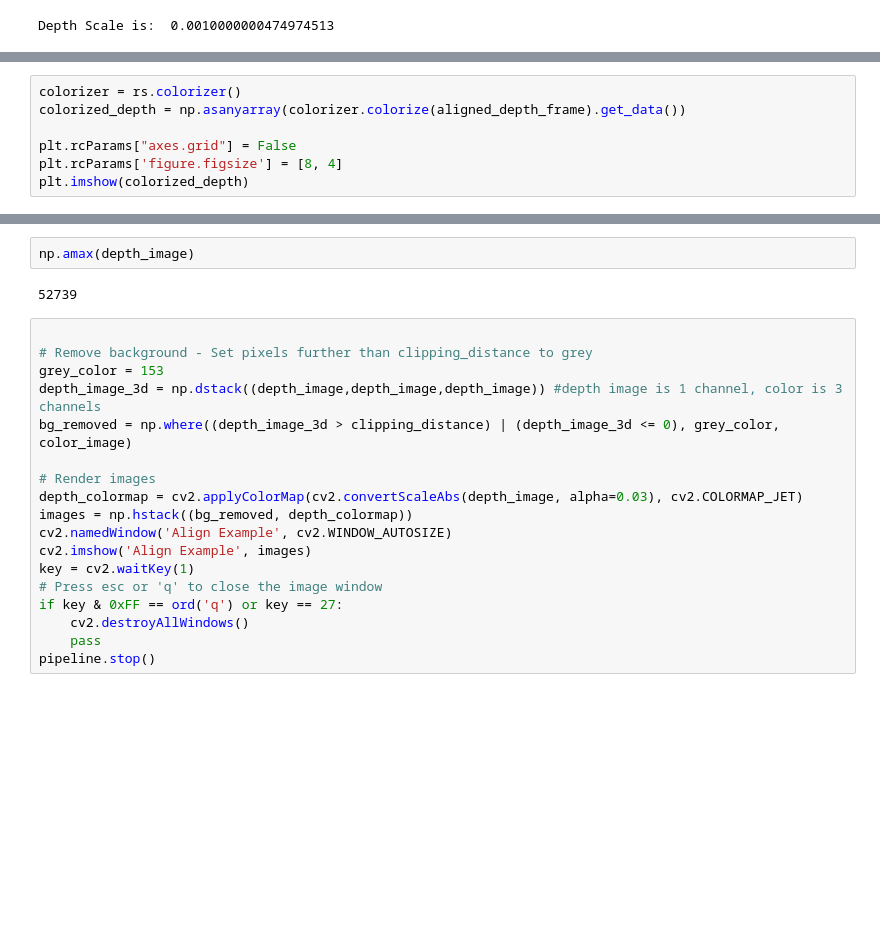
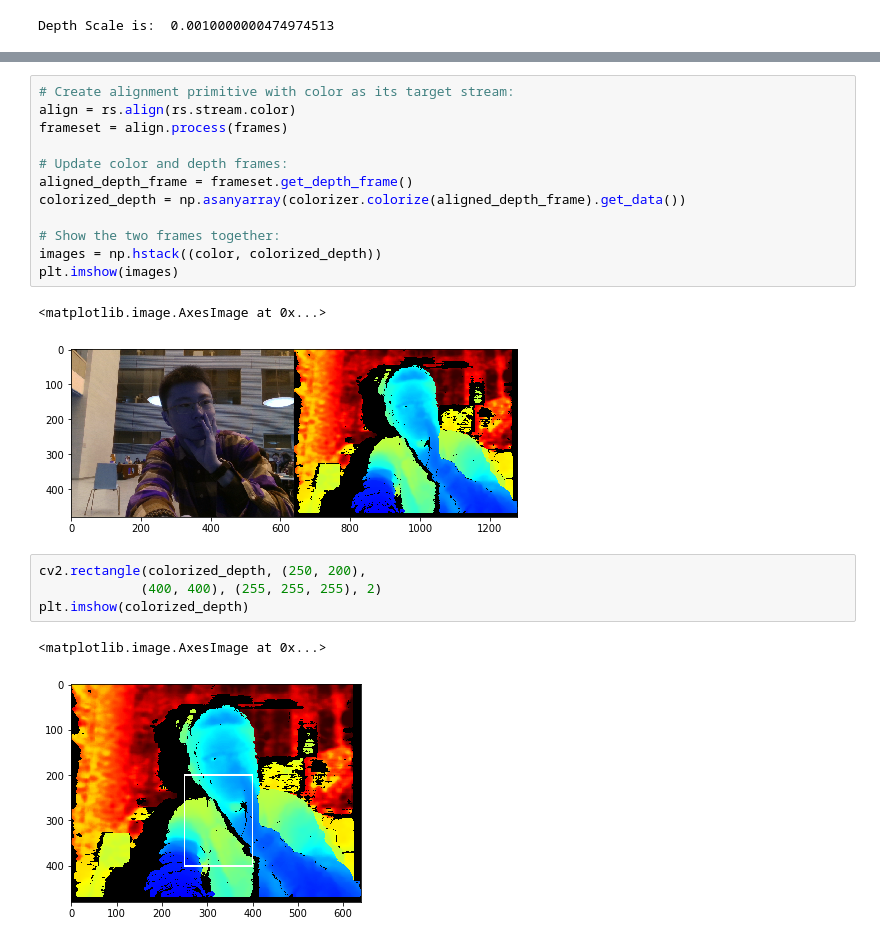
Before and after one commit to allison98/nwhacks2020, a Jupyter notebook: depth_camera/depth_test.ipynb, the cells around one changed output, grey strips where cells are left out. Saved outputs shown, nothing was run; the diff lists cells and outputs as text; blank space fills up the shorter version.

```diff
--- a/depth_camera/depth_test.ipynb
+++ b/depth_camera/depth_test.ipynb
@@ -166,7 +169,0 @@ Invoked with: <pyrealsense2.pyrealsense2.colorizer object at 0x...>, array([[[0,
-# %%
-colorizer = rs.colorizer()
-colorized_depth = np.asanyarray(colorizer.colorize(aligned_depth_frame).get_data())
-
-plt.rcParams["axes.grid"] = False
-plt.rcParams['figure.figsize'] = [8, 4]
-plt.imshow(colorized_depth)
@@ -176,22 +170,22 @@ plt.imshow(colorized_depth)
-# %%
-np.amax(depth_image)
-# %% [output]
-52739
-# %%
-
-# Remove background - Set pixels further than clipping_distance to grey
-grey_color = 153
-depth_image_3d = np.dstack((depth_image,depth_image,depth_image)) #depth image is 1 channel, color is 3 channels
-bg_removed = np.where((depth_image_3d > clipping_distance) | (depth_image_3d <= 0), grey_color, color_image)
-
-# Render images
-depth_colormap = cv2.applyColorMap(cv2.convertScaleAbs(depth_image, alpha=0.03), cv2.COLORMAP_JET)
-images = np.hstack((bg_removed, depth_colormap))
-cv2.namedWindow('Align Example', cv2.WINDOW_AUTOSIZE)
-cv2.imshow('Align Example', images)
-key = cv2.waitKey(1)
-# Press esc or 'q' to close the image window
-if key & 0xFF == ord('q') or key == 27:
-    cv2.destroyAllWindows()
-    pass
-pipeline.stop()
+# %%
+# Create alignment primitive with color as its target stream:
+align = rs.align(rs.stream.color)
+frameset = align.process(frames)
+
+# Update color and depth frames:
+aligned_depth_frame = frameset.get_depth_frame()
+colorized_depth = np.asanyarray(colorizer.colorize(aligned_depth_frame).get_data())
+
+# Show the two frames together:
+images = np.hstack((color, colorized_depth))
+plt.imshow(images)
+# %% [output]
+<matplotlib.image.AxesImage at 0x...>
+[figure, added]
+# %%
+cv2.rectangle(colorized_depth, (250, 200),
+             (400, 400), (255, 255, 255), 2)
+plt.imshow(colorized_depth)
+# %% [output]
+<matplotlib.image.AxesImage at 0x...>
+[figure, added]
```
Also changed, not shown: parts of 6 cells of this notebook, 1 other file.
